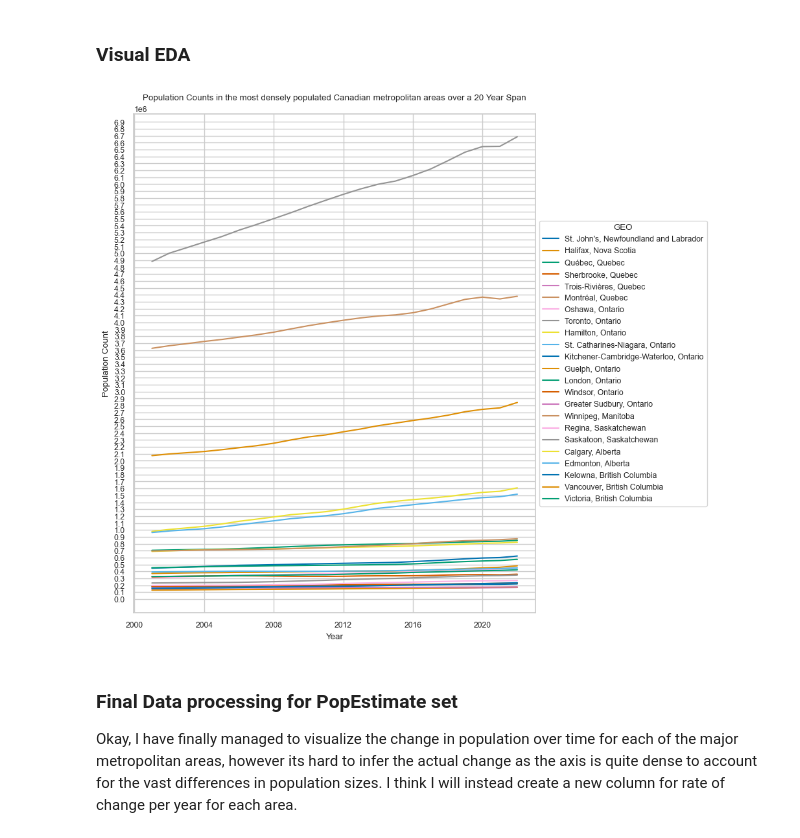
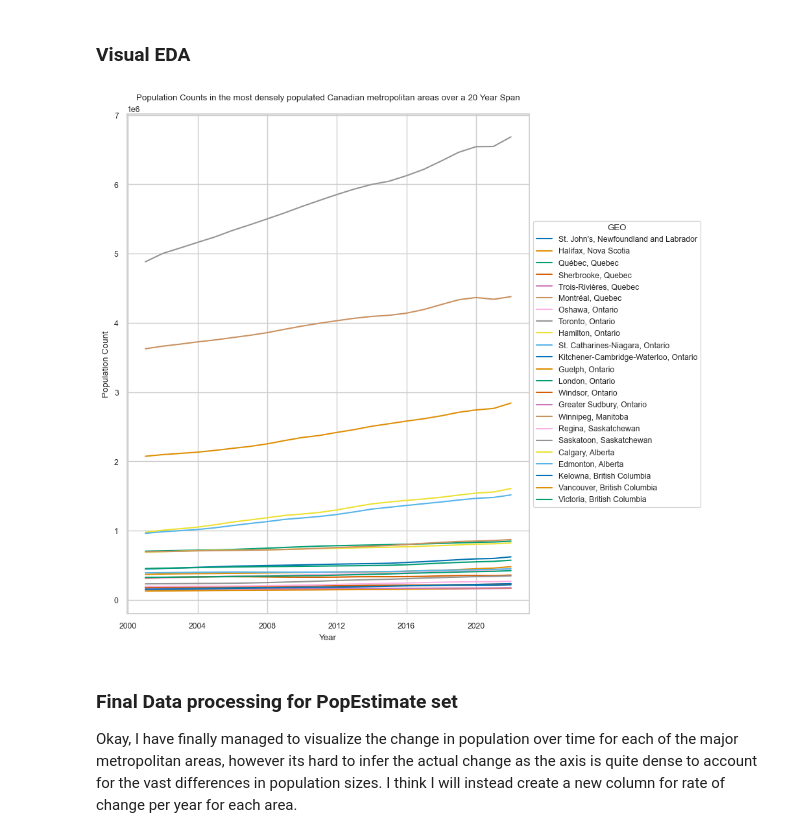
Before and after one commit to ubco-W2022T2-data301/project-group-group01, a Jupyter notebook: analysis/Logananalysis2.ipynb, the cells around one changed output. Drawn from its saved outputs; the diff is of its cells as text; code cells hidden in the pictures.

Commit message:
fixed graph ticks

```diff
--- a/analysis/Logananalysis2.ipynb
+++ b/analysis/Logananalysis2.ipynb
@@ -483,17 +483,17 @@ PE_Wrangled_Final_all_ages
 # %%
 sns.set_style("whitegrid")
 plt.figure(figsize=(8,10))
 
 pop = sns.lineplot(x='REF_DATE', y='VALUE', hue='GEO', data=PE_Wrangled_Final_all_ages, palette='colorblind')
-plt.yticks(range(0, 7000000, 100000))
+
 
 plt.legend(title="GEO", loc="center left", bbox_to_anchor=(1, 0.5))
 plt.xlabel("Year")
 plt.ylabel("Population Count")
 plt.title("Population Counts in the most densely populated Canadian metropolitan areas over a 20 Year Span")
 plt.show()
 # %% [output]
-[figure, old version]
+[figure, new version]
 # %% [markdown]
 ### Final Data processing for PopEstimate set
 Okay, I have finally managed to visualize the change in population over time for each of the major metropolitan areas, however its hard to infer the actual change as the axis is quite dense to account for the vast differences in population sizes. I think I will instead create a new column for rate of change per year for each area.
```
Also changed, not shown: parts of 6 cells of this notebook.
